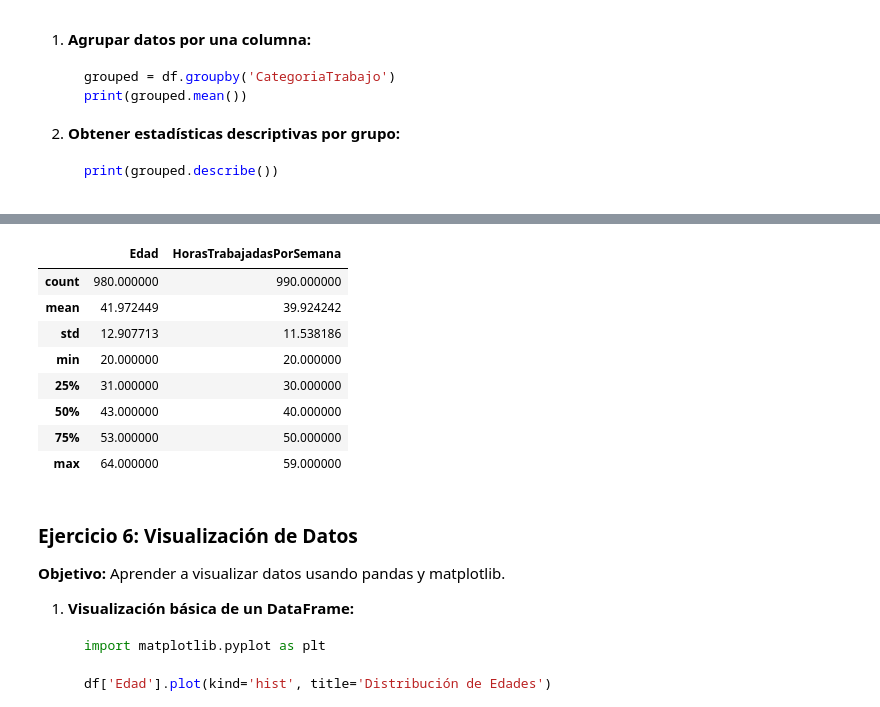
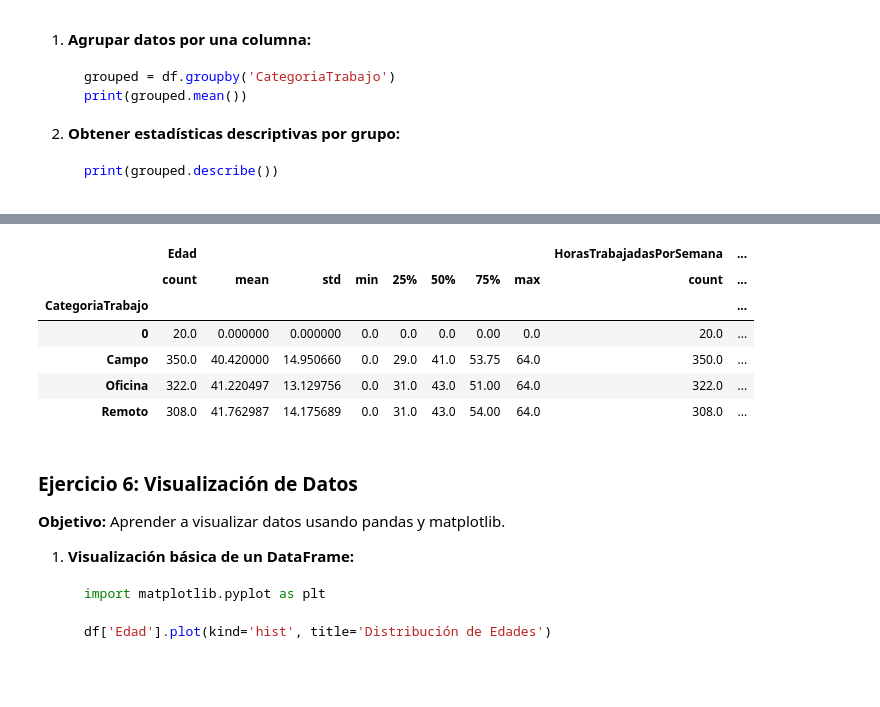
Before and after one commit to SimonGarcia01/ai-course, a Jupyter notebook: Python Review/3_PandasMatplotSeaborn.ipynb, the cells around one changed output, grey strips where cells are left out. Drawn from its saved outputs; the diff is of its cells as text; code cells hidden in the pictures; blank space fills up the shorter version.

```diff
--- a/Python Review/3_PandasMatplotSeaborn.ipynb
+++ b/Python Review/3_PandasMatplotSeaborn.ipynb
@@ -396,14 +627,14 @@ Remoto            42.490385                 40.118211
 # %%
+#To get described statistics for each group, we can use the describe method
+grouped.describe()
 # %% [output]
-|  | Edad | HorasTrabajadasPorSemana |
-| count | 980.000000 | 990.000000 |
-| mean | 41.972449 | 39.924242 |
-| std | 12.907713 | 11.538186 |
-| min | 20.000000 | 20.000000 |
-| 25% | 31.000000 | 30.000000 |
-| 50% | 43.000000 | 40.000000 |
-| 75% | 53.000000 | 50.000000 |
-| max | 64.000000 | 59.000000 |
+|  | Edad |  |  |  |  |  |  |  | HorasTrabajadasPorSemana | ... |
+|  | count | mean | std | min | 25% | 50% | 75% | max | count | ... |
+| CategoriaTrabajo |  |  |  |  |  |  |  |  |  | ... |
+| 0 | 20.0 | 0.000000 | 0.000000 | 0.0 | 0.0 | 0.0 | 0.00 | 0.0 | 20.0 | ... |
+| Campo | 350.0 | 40.420000 | 14.950660 | 0.0 | 29.0 | 41.0 | 53.75 | 64.0 | 350.0 | ... |
+| Oficina | 322.0 | 41.220497 | 13.129756 | 0.0 | 31.0 | 43.0 | 51.00 | 64.0 | 322.0 | ... |
+| Remoto | 308.0 | 41.762987 | 14.175689 | 0.0 | 31.0 | 43.0 | 54.00 | 64.0 | 308.0 | ... |
 # %% [markdown]
 
 ### Ejercicio 6: Visualización de Datos
```
Also changed, not shown: parts of 42 cells of this notebook.
